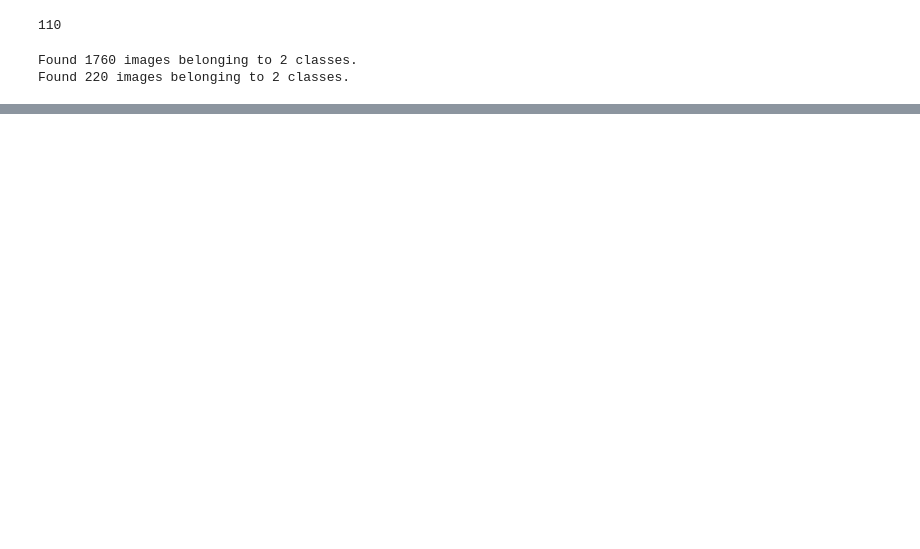
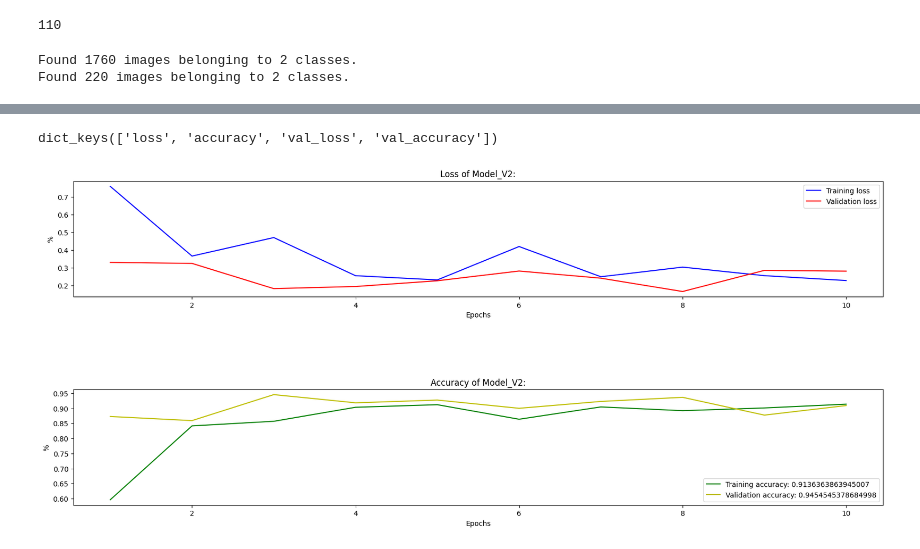
Before and after one commit to sandrosage/SDU_Project_DL, a Jupyter notebook: directory_order.ipynb, the cells around one changed output, grey strips where cells are left out. Saved outputs shown, nothing was run; the diff lists cells and outputs as text; code cells hidden in the pictures; blank space fills up the shorter version.

```diff
--- a/directory_order.ipynb
+++ b/directory_order.ipynb
@@ -55,9 +55,11 @@ from keras.preprocessing.image import ImageDataGenerator
 
 train_datagen = ImageDataGenerator(
         rescale=1./255,
-        shear_range=0.2,
-        zoom_range=0.2,
-        horizontal_flip=True)
+        shear_range=0.05,
+        zoom_range=0.05,
+        horizontal_flip=False,
+        rotation_range=3,
+        brightness_range=[0.9,1.1])
 val_datagen = ImageDataGenerator(rescale=1./255)
 
 train_generator = train_datagen.flow_from_directory(
@@ -129,0 +239,40 @@ KeyboardInterrupt:
+# %%
+import numpy as np
+print(history.history.keys())
+loss = history.history["loss"]
+accuracy = history.history["accuracy"]
+val_loss = history.history["val_loss"]
+val_accuracy = history.history["val_accuracy"]
+max_acc = accuracy[np.argmax(accuracy)]
+max_val_acc = val_accuracy[np.argmax(val_accuracy)]
+# %% [output]
+dict_keys(['loss', 'accuracy', 'val_loss', 'val_accuracy'])
+# %%
+import matplotlib.pyplot as plt
+epochs_size = 10
+epochs = range(1, (epochs_size+1))
+ig, ax = plt.subplots(2, figsize=(20, 8))
+ax[0].plot(epochs ,loss, "b", label="Training loss")
+ax[0].plot(epochs, val_loss, "r", label="Validation loss")
+ax[0].set_xlabel("Epochs")
+ax[0].set_ylabel("%")
+ax[0].set_title("Loss of Model_V2:")
+ax[0].legend()
+ax[1].plot(epochs, accuracy, "g", label="Training accuracy: " + str(max_acc))
+ax[1].plot(epochs, val_accuracy, "y", label="Validation accuracy: " + str(max_val_acc))
+ax[1].set_xlabel("Epochs")
+ax[1].set_ylabel("%")
+ax[1].set_title("Accuracy of Model_V2:")
+ax[1].legend()
+
+# set the spacing between subplots
+plt.subplots_adjust(left=0.1,
+                    bottom=0.1,
+                    right=0.9,
+                    top=0.9,
+                    wspace=0.4,
+                    hspace=0.8)
+
+plt.show()
+# %% [output]
+[figure, added]
```
Also changed, not shown: parts of 16 cells of this notebook, 8 other files.
